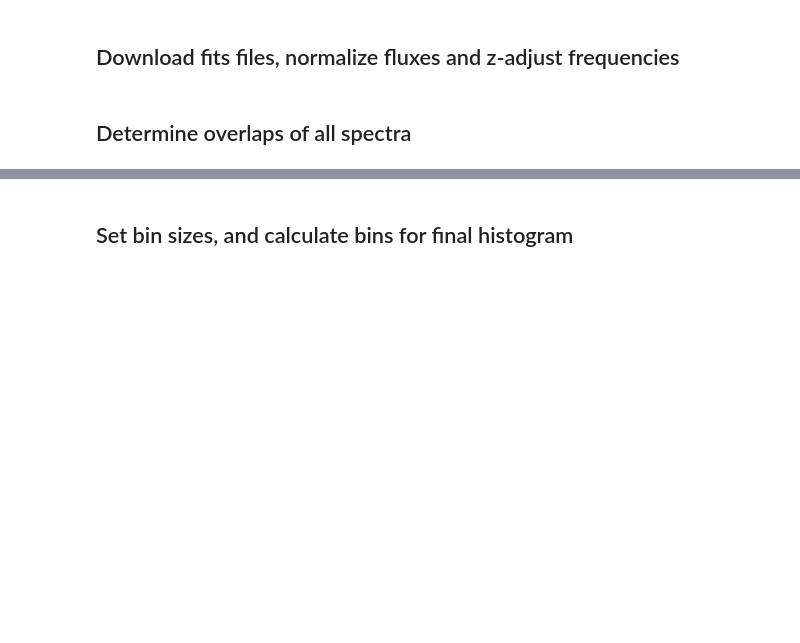
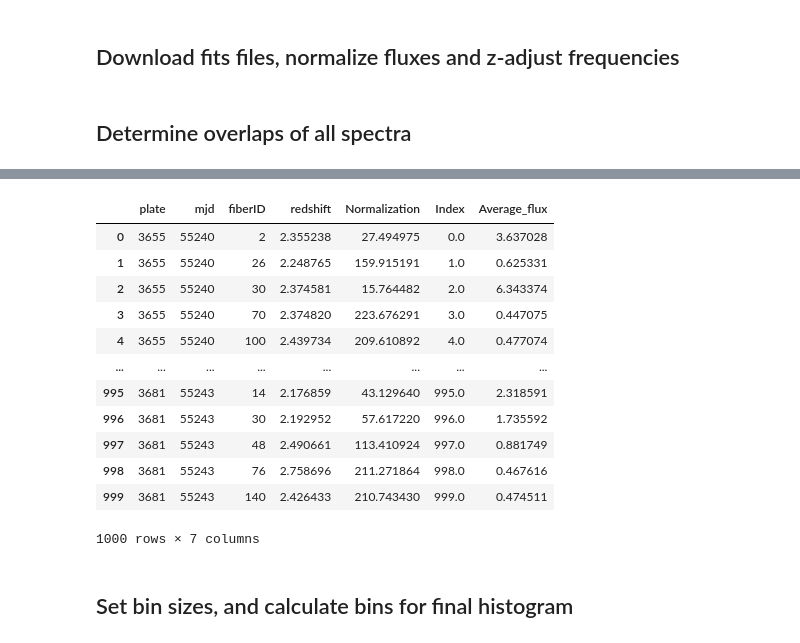
Before and after one commit to dickreuter/astronomy, a Jupyter notebook: SDSS Spectrum Combine Project.ipynb, the cells around one changed output, grey strips where cells are left out. Drawn from its saved outputs; the diff is of its cells as text; code cells hidden in the pictures; blank space fills up the shorter version.

```diff
--- a/SDSS Spectrum Combine Project.ipynb
+++ b/SDSS Spectrum Combine Project.ipynb
@@ -286,7 +298,7 @@ source_df.sort_values('redshift').tail(1)
 # %%
 dfs = []  # create an empty list where we can put all the datafrmes of individual spectra in it
 # loop over each row in source_df dataframe and show a tqdm progress bar
-for index, _ in tqdm(source_df.sort_values('redshift').iterrows(), total=len(source_df)):
+for index, _ in tqdm(source_df.iterrows(), total=len(source_df)):
 
     # format the plate, mid and fiber number into a string with the correct format (preceeding zeros etc)
     plate = ('{:04}'.format(source_df.iloc[index].astype(int)['plate']))
@@ -308,11 +320,15 @@ for index, _ in tqdm(source_df.sort_values('redshift').iterrows(), total=len(sou
     df['freq']=10 ** df['loglam']  # inverstion of log10: 10^loglam gives us the frequency values
     df['freq_z_adj'] = df['freq'] / (1+red_shift)  # calculate the red-shift adj frequencies and put it in a new column
 
+    # filer out negative flux values
+    # df = df[df['flux']>0]
+
     dfs.append(df) # add the dataframe df to the list of dataframes dfs
 
     try:
+        red_shift_str = str(round(source_df.iloc[index]['redshift'],2)).replace('.','_')
         folder="C:/Users/dickr/Dropbox/Schools/OU/S382 - Astronomy/sdss project data"
-        filename_save = rf"{folder}/{survey}-{index}-{red_shift}-{plate}-{mjd}-{fiber}"
+        filename_save = rf"{folder}/{survey}-{index}-{red_shift_str}-{plate}-{mjd}-{fiber}"
         hdul.writeto(f"{filename_save}.fits")
         df.to_csv(f'{filename_save}.csv')
     except IOError:
@@ -339,3 +382,21 @@ for df in dfs:
+# %%
+# Save summary
+source_df.to_csv(f'{folder}/source_summary_{survey}.csv')
+source_df
+# %% [output]
+|  | plate | mjd | fiberID | redshift | Normalization | Index | Average_flux |
+| 0 | 3655 | 55240 | 2 | 2.355238 | 27.494975 | 0.0 | 3.637028 |
+| 1 | 3655 | 55240 | 26 | 2.248765 | 159.915191 | 1.0 | 0.625331 |
+| 2 | 3655 | 55240 | 30 | 2.374581 | 15.764482 | 2.0 | 6.343374 |
+| 3 | 3655 | 55240 | 70 | 2.374820 | 223.676291 | 3.0 | 0.447075 |
+| 4 | 3655 | 55240 | 100 | 2.439734 | 209.610892 | 4.0 | 0.477074 |
+| ... | ... | ... | ... | ... | ... | ... | ... |
+| 995 | 3681 | 55243 | 14 | 2.176859 | 43.129640 | 995.0 | 2.318591 |
+| 996 | 3681 | 55243 | 30 | 2.192952 | 57.617220 | 996.0 | 1.735592 |
+| 997 | 3681 | 55243 | 48 | 2.490661 | 113.410924 | 997.0 | 0.881749 |
+| 998 | 3681 | 55243 | 76 | 2.758696 | 211.271864 | 998.0 | 0.467616 |
+| 999 | 3681 | 55243 | 140 | 2.426433 | 210.743430 | 999.0 | 0.474511 |
+1000 rows × 7 columns
 # %% [markdown]
 ## Set bin sizes, and calculate bins for final histogram
 # %%
```
Also changed, not shown: parts of 19 cells of this notebook.
